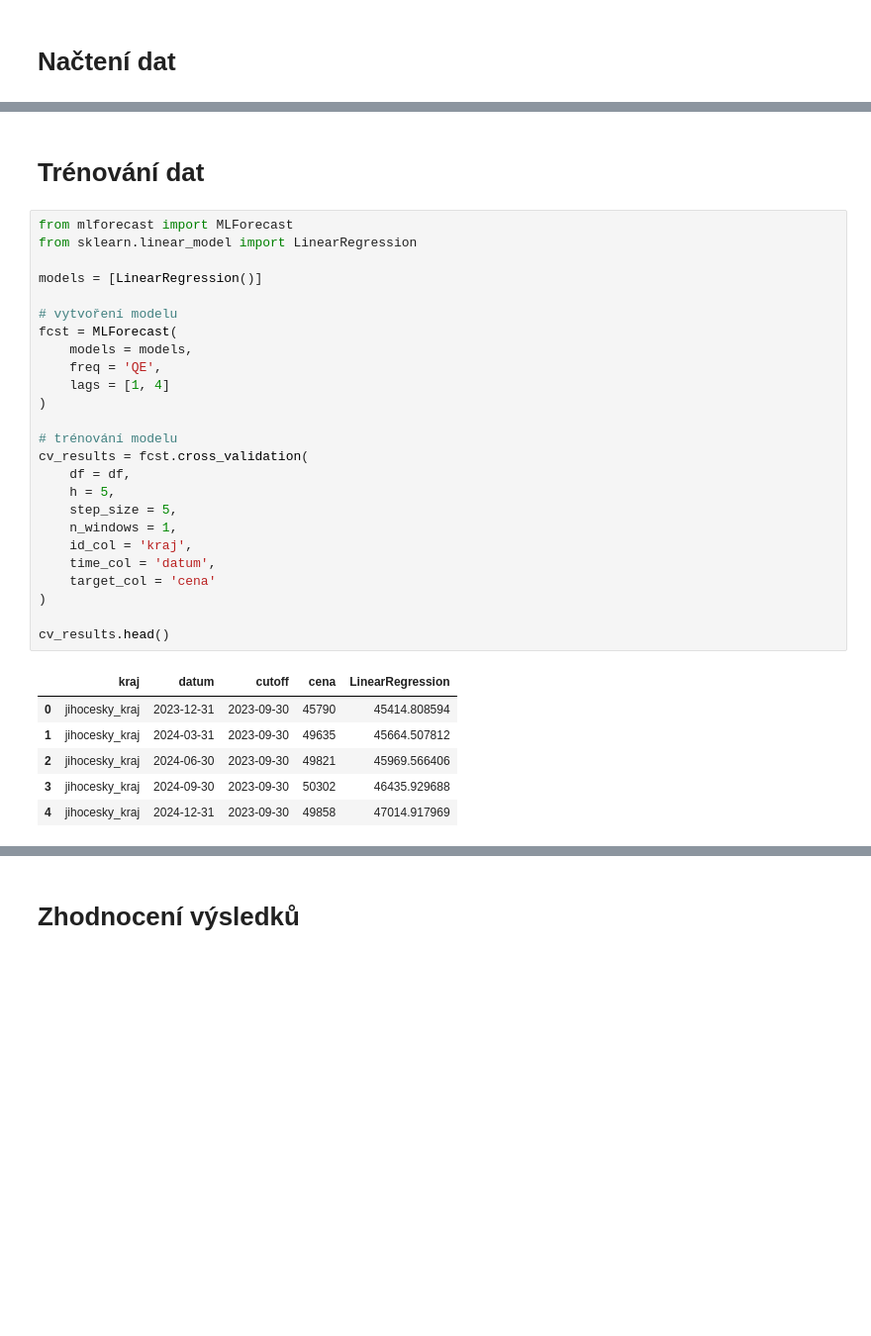
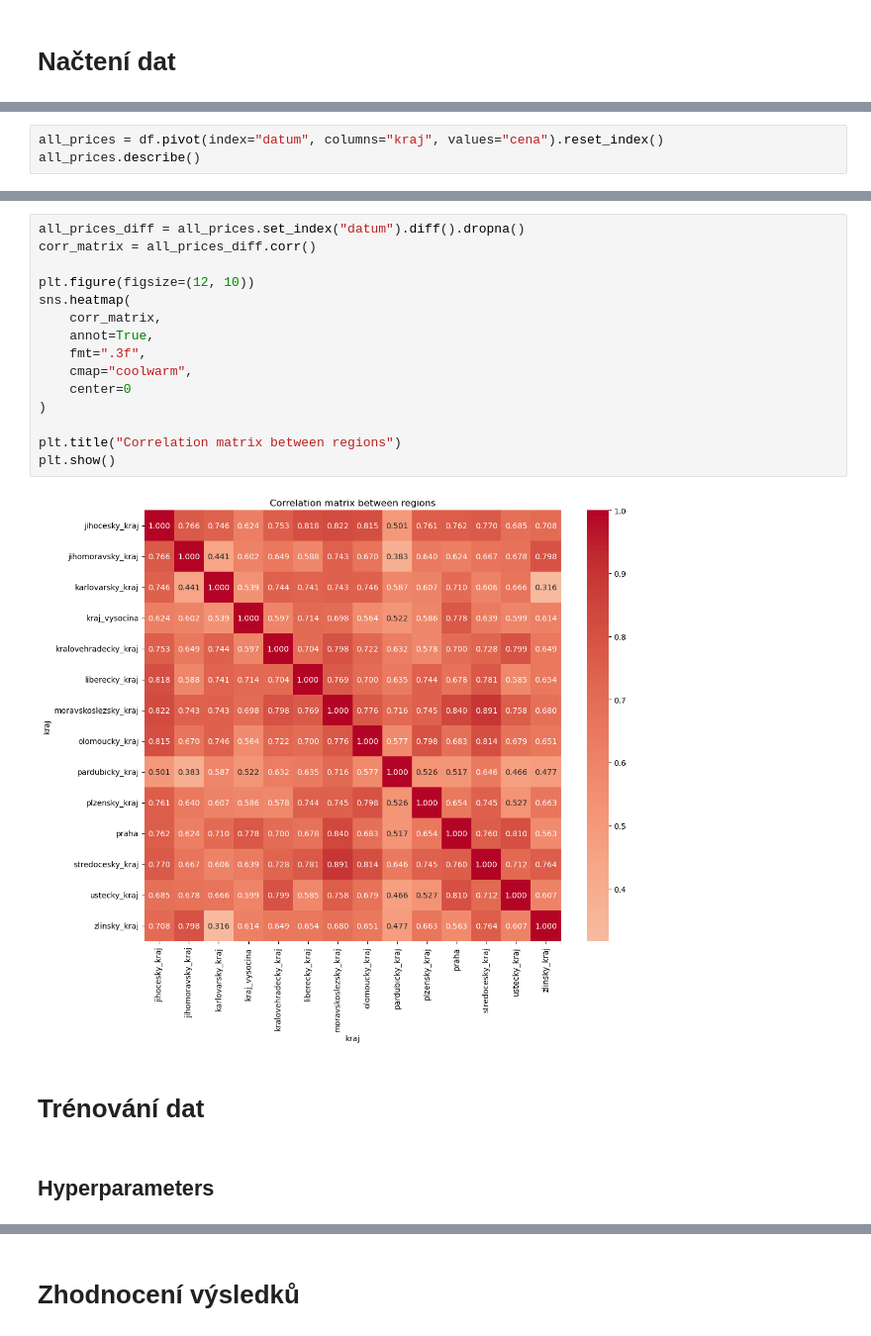
Before and after one commit to DubTheEmperor/bakalarska-prace, a Jupyter notebook: bakalarska_prace_demo.ipynb, the cells around one changed output, grey strips where cells are left out. Shown at 99% size. Drawn from its saved outputs; the diff is of its cells as text; blank space fills up the shorter version.

```diff
--- a/bakalarska_prace_demo.ipynb
+++ b/bakalarska_prace_demo.ipynb
@@ -21,0 +80,3 @@ print(df.head(10))
+# %%
+all_prices = df.pivot(index="datum", columns="kraj", values="cena").reset_index()
+all_prices.describe()
@@ -22,34 +93,21 @@ print(df.head(10))
+# %%
+all_prices_diff = all_prices.set_index("datum").diff().dropna()
+corr_matrix = all_prices_diff.corr()
+
+plt.figure(figsize=(12, 10))
+sns.heatmap(
+    corr_matrix,
+    annot=True,
+    fmt=".3f",
+    cmap="coolwarm",
+    center=0
+)
+
+plt.title("Correlation matrix between regions")
+plt.show()
+# %% [output]
+[figure, added]
 # %% [markdown]
 # Trénování dat
-# %%
-from mlforecast import MLForecast
-from sklearn.linear_model import LinearRegression
-
-models = [LinearRegression()]
-
-# vytvoření modelu
-fcst = MLForecast(
-    models = models,
-    freq = 'QE',
-    lags = [1, 4]
-)
-
-# trénování modelu
-cv_results = fcst.cross_validation(
-    df = df,
-    h = 5,
-    step_size = 5,
-    n_windows = 1,
-    id_col = 'kraj',
-    time_col = 'datum',
-    target_col = 'cena'
-)
-
-cv_results.head()
-# %% [output]
-|  | kraj | datum | cutoff | cena | LinearRegression |
-| 0 | jihocesky_kraj | 2023-12-31 | 2023-09-30 | 45790 | 45414.808594 |
-| 1 | jihocesky_kraj | 2024-03-31 | 2023-09-30 | 49635 | 45664.507812 |
-| 2 | jihocesky_kraj | 2024-06-30 | 2023-09-30 | 49821 | 45969.566406 |
-| 3 | jihocesky_kraj | 2024-09-30 | 2023-09-30 | 50302 | 46435.929688 |
-| 4 | jihocesky_kraj | 2024-12-31 | 2023-09-30 | 49858 | 47014.917969 |
+# %% [markdown]
+## Hyperparameters
```
Also changed, not shown: parts of 12 cells of this notebook.
